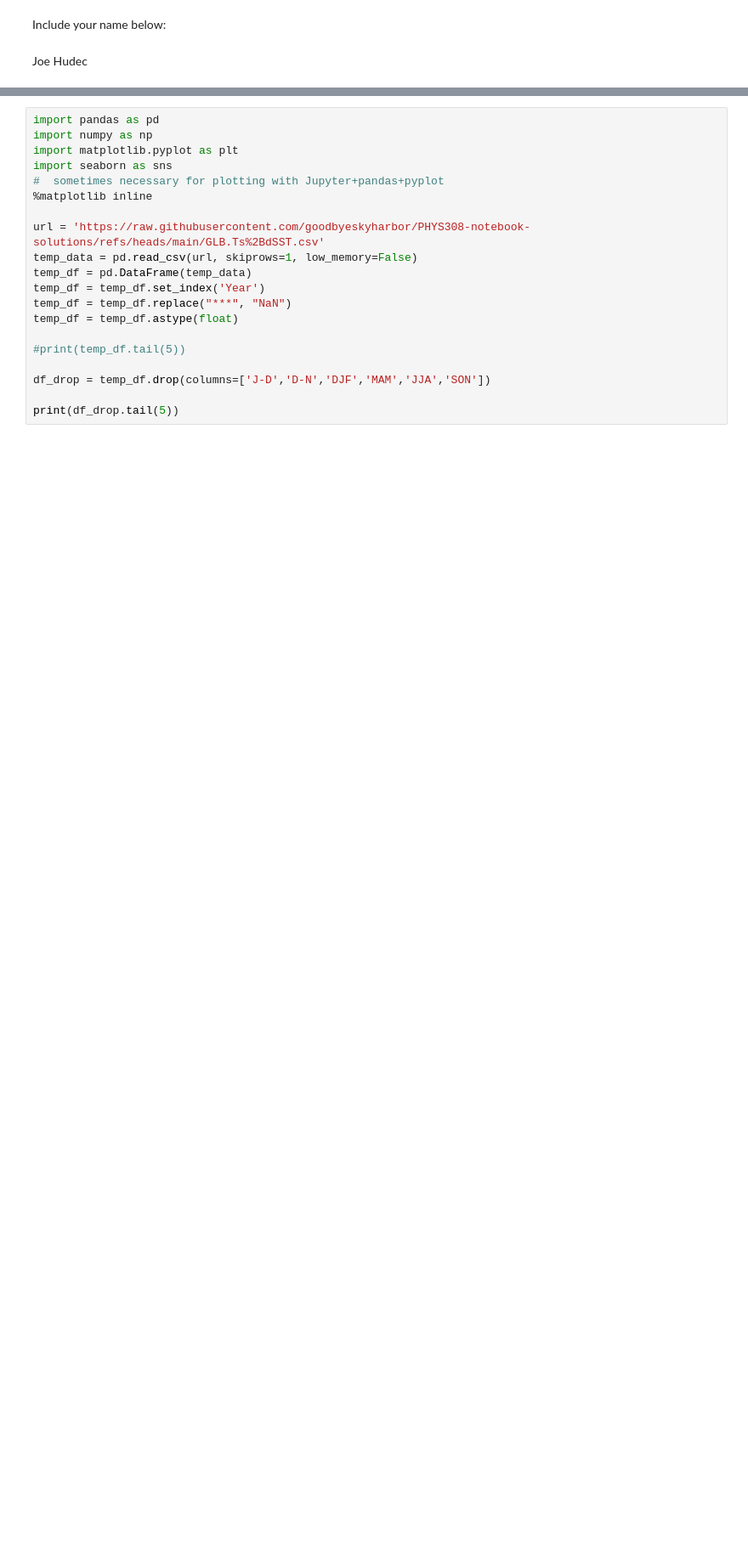
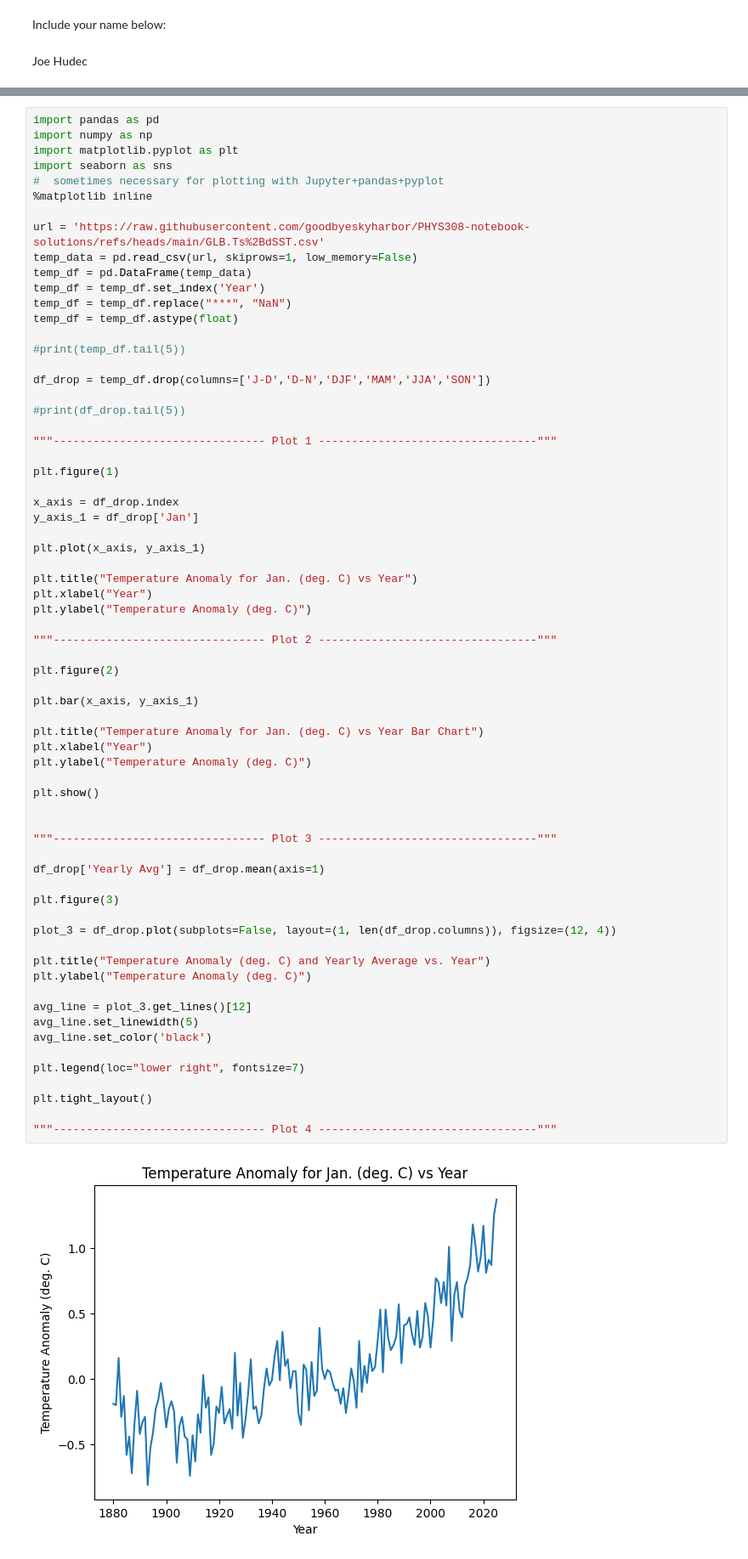
Before and after one commit to goodbyeskyharbor/PHYS308-notebook-solutions, a Jupyter notebook: PHYS308_Project_01_Global_Temperature_Solutions.ipynb, the cells around one changed output, grey strips where cells are left out. Shown at 85% size. Cells and saved outputs as stored; diff of their text form; blank space fills up the shorter version.

Commit message:
Added solutions to plots 1, 2, and 3.

```diff
--- a/PHYS308_Project_01_Global_Temperature_Solutions.ipynb
+++ b/PHYS308_Project_01_Global_Temperature_Solutions.ipynb
@@ -88,21 +88,69 @@ df = df.astype(float)
 # %%
 import pandas as pd
 import numpy as np
 import matplotlib.pyplot as plt
 import seaborn as sns
 #  sometimes necessary for plotting with Jupyter+pandas+pyplot
 %matplotlib inline
 
 url = 'https://raw.githubusercontent.com/goodbyeskyharbor/PHYS308-notebook-solutions/refs/heads/main/GLB.Ts%2BdSST.csv'
 temp_data = pd.read_csv(url, skiprows=1, low_memory=False)
 temp_df = pd.DataFrame(temp_data)
 temp_df = temp_df.set_index('Year')
 temp_df = temp_df.replace("***", "NaN")
 temp_df = temp_df.astype(float)
 
 #print(temp_df.tail(5))
 
 df_drop = temp_df.drop(columns=['J-D','D-N','DJF','MAM','JJA','SON'])
 
-print(df_drop.tail(5))
+#print(df_drop.tail(5))
+
+"""-------------------------------- Plot 1 ---------------------------------"""
+
+plt.figure(1)
+
+x_axis = df_drop.index
+y_axis_1 = df_drop['Jan']
+
+plt.plot(x_axis, y_axis_1)
+
+plt.title("Temperature Anomaly for Jan. (deg. C) vs Year")
+plt.xlabel("Year")
+plt.ylabel("Temperature Anomaly (deg. C)")
+
+"""-------------------------------- Plot 2 ---------------------------------"""
+
+plt.figure(2)
+
+plt.bar(x_axis, y_axis_1)
+
+plt.title("Temperature Anomaly for Jan. (deg. C) vs Year Bar Chart")
+plt.xlabel("Year")
+plt.ylabel("Temperature Anomaly (deg. C)")
+
+plt.show()
+
+
+"""-------------------------------- Plot 3 ---------------------------------"""
+
+df_drop['Yearly Avg'] = df_drop.mean(axis=1)
+
+plt.figure(3)
+
+plot_3 = df_drop.plot(subplots=False, layout=(1, len(df_drop.columns)), figsize=(12, 4))
+
+plt.title("Temperature Anomaly (deg. C) and Yearly Average vs. Year")
+plt.ylabel("Temperature Anomaly (deg. C)")
+
+avg_line = plot_3.get_lines()[12]
+avg_line.set_linewidth(5)
+avg_line.set_color('black')
+
+plt.legend(loc="lower right", fontsize=7)
+
+plt.tight_layout()
+
+"""-------------------------------- Plot 4 ---------------------------------"""
 # %% [output]
+[figure, added]
```
Also changed, not shown: parts of 2 cells of this notebook.
